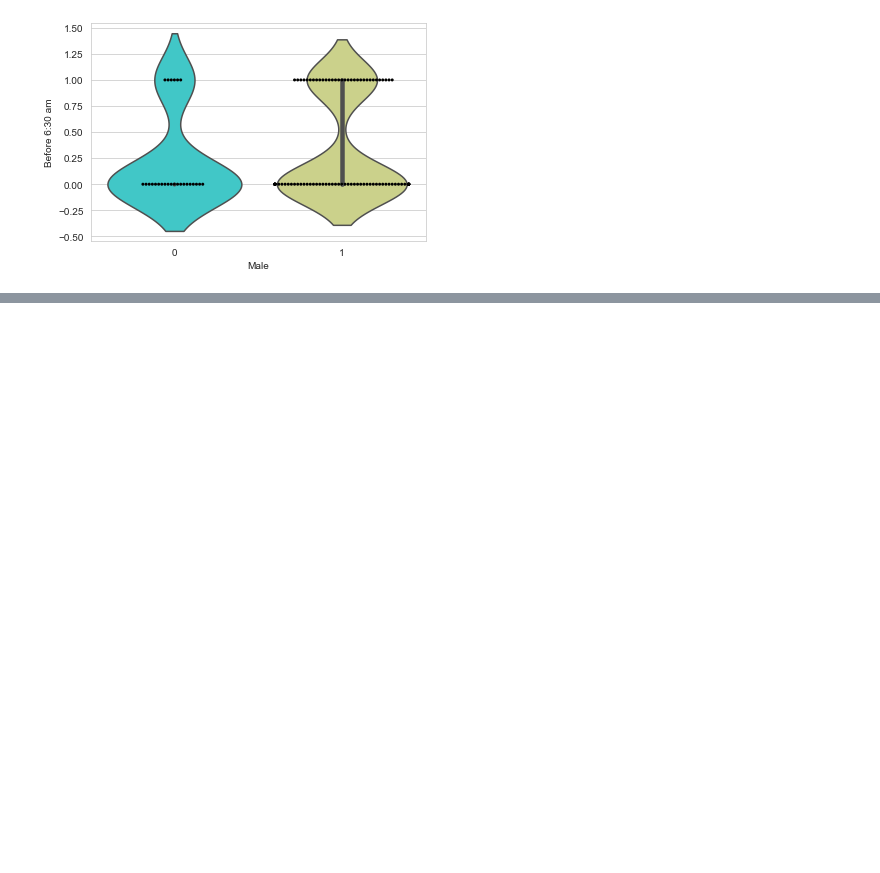
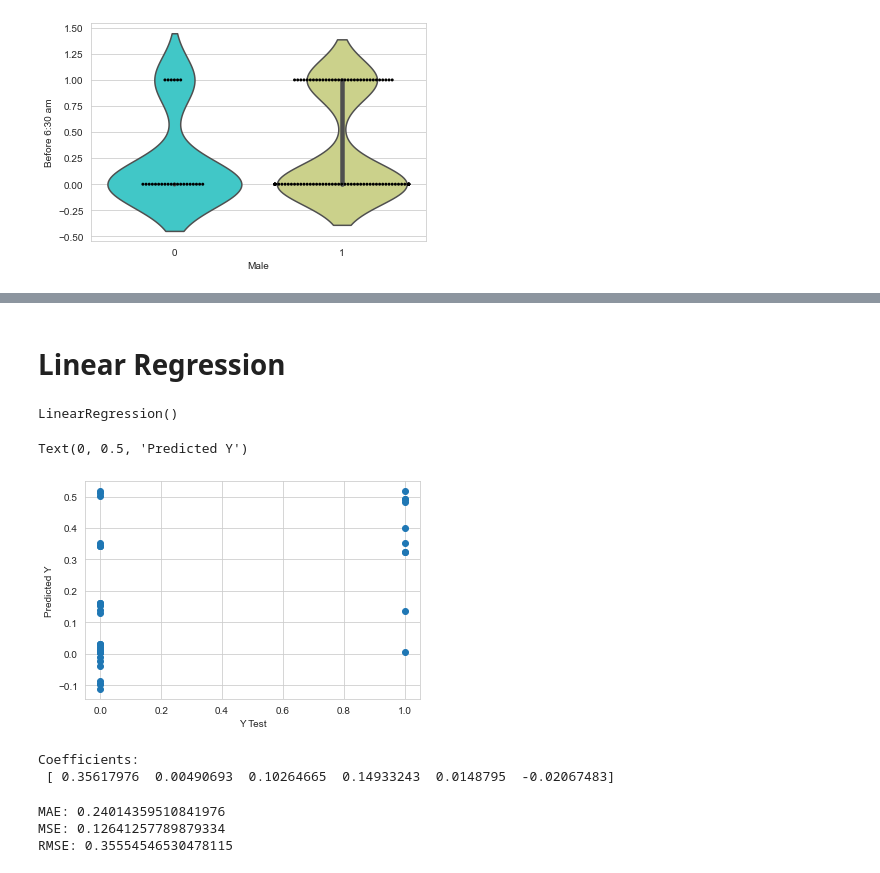
Before and after one commit to ManitejaPadigela/Understanding-Human-Behavior, a Jupyter notebook: HumanBehavior.ipynb, the cells around one changed output, grey strips where cells are left out. Saved outputs shown, nothing was run; the diff lists cells and outputs as text; code cells hidden in the pictures; blank space fills up the shorter version.

```diff
--- a/HumanBehavior.ipynb
+++ b/HumanBehavior.ipynb
@@ -131,0 +358,2 @@ sns.swarmplot(x="Male", y="Before 6:30 am", data=human_data,color='black',size=3
+# %%
+X_train, X_test, y_train, y_test = train_test_split(X, y, test_size=0.4, random_state=101)
@@ -131,0 +362,2 @@ sns.swarmplot(x="Male", y="Before 6:30 am", data=human_data,color='black',size=3
+# %% [markdown]
+# Linear Regression
@@ -131,0 +366,30 @@ sns.swarmplot(x="Male", y="Before 6:30 am", data=human_data,color='black',size=3
+# %%
+lm = LinearRegression()
+# %%
+lm.fit(X_train,y_train)
+# %% [output]
+LinearRegression()
+# %%
+predictions = lm.predict(X_test)
+# %%
+plt.scatter(y_test,predictions)
+plt.xlabel('Y Test')
+plt.ylabel('Predicted Y')
+# %% [output]
+Text(0, 0.5, 'Predicted Y')
+[figure, added]
+# %%
+print('Coefficients: \n', lm.coef_)
+# %% [output]
+Coefficients:
+ [ 0.35617976  0.00490693  0.10264665  0.14933243  0.0148795  -0.02067483]
+# %%
+from sklearn import metrics
+
+print('MAE:', metrics.mean_absolute_error(y_test, predictions))
+print('MSE:', metrics.mean_squared_error(y_test, predictions))
+print('RMSE:', np.sqrt(metrics.mean_squared_error(y_test, predictions)))
+# %% [output]
+MAE: 0.24014359510841976
+MSE: 0.12641257789879334
+RMSE: 0.35554546530478115
```
Also changed, not shown: parts of 57 cells of this notebook.
